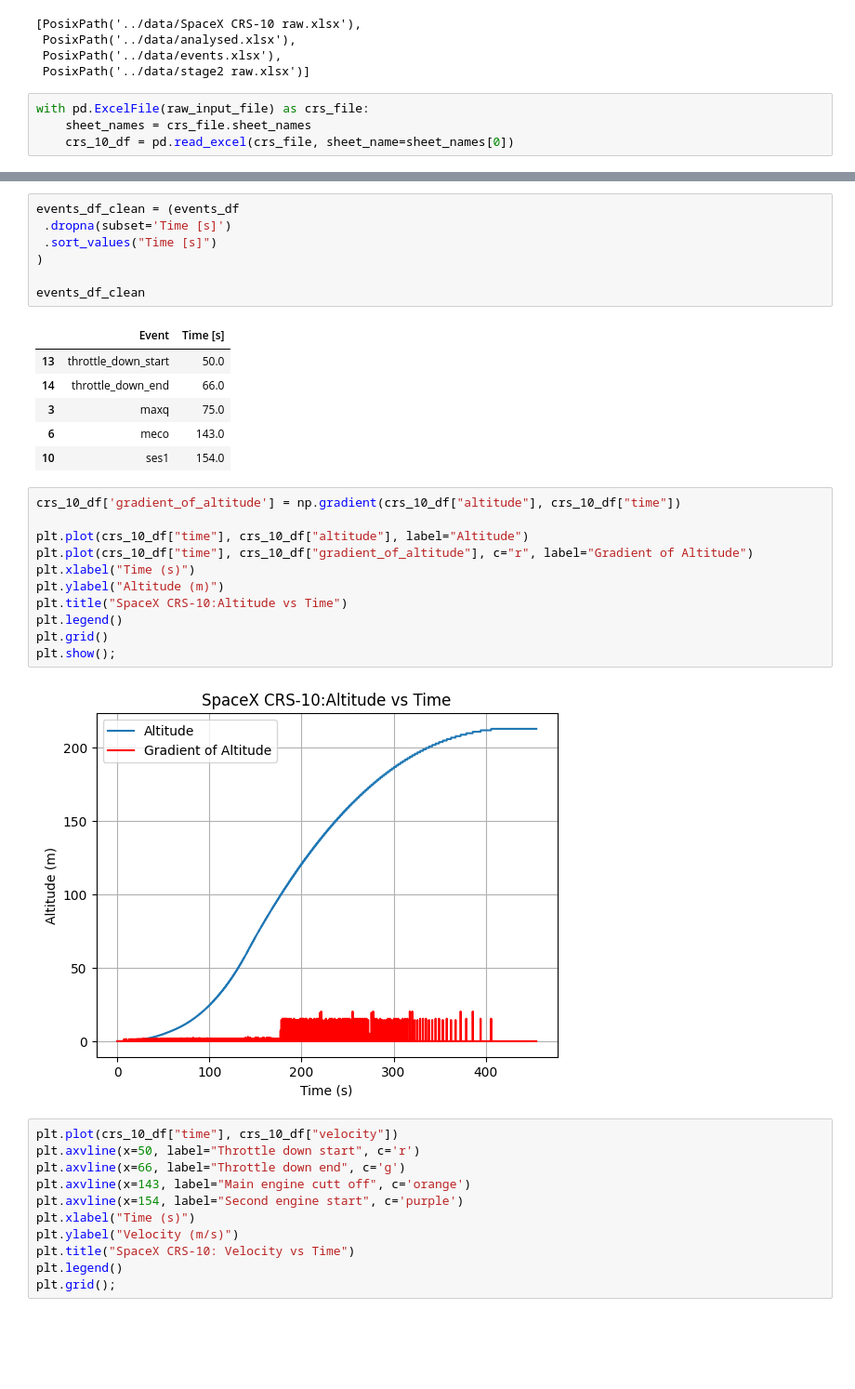
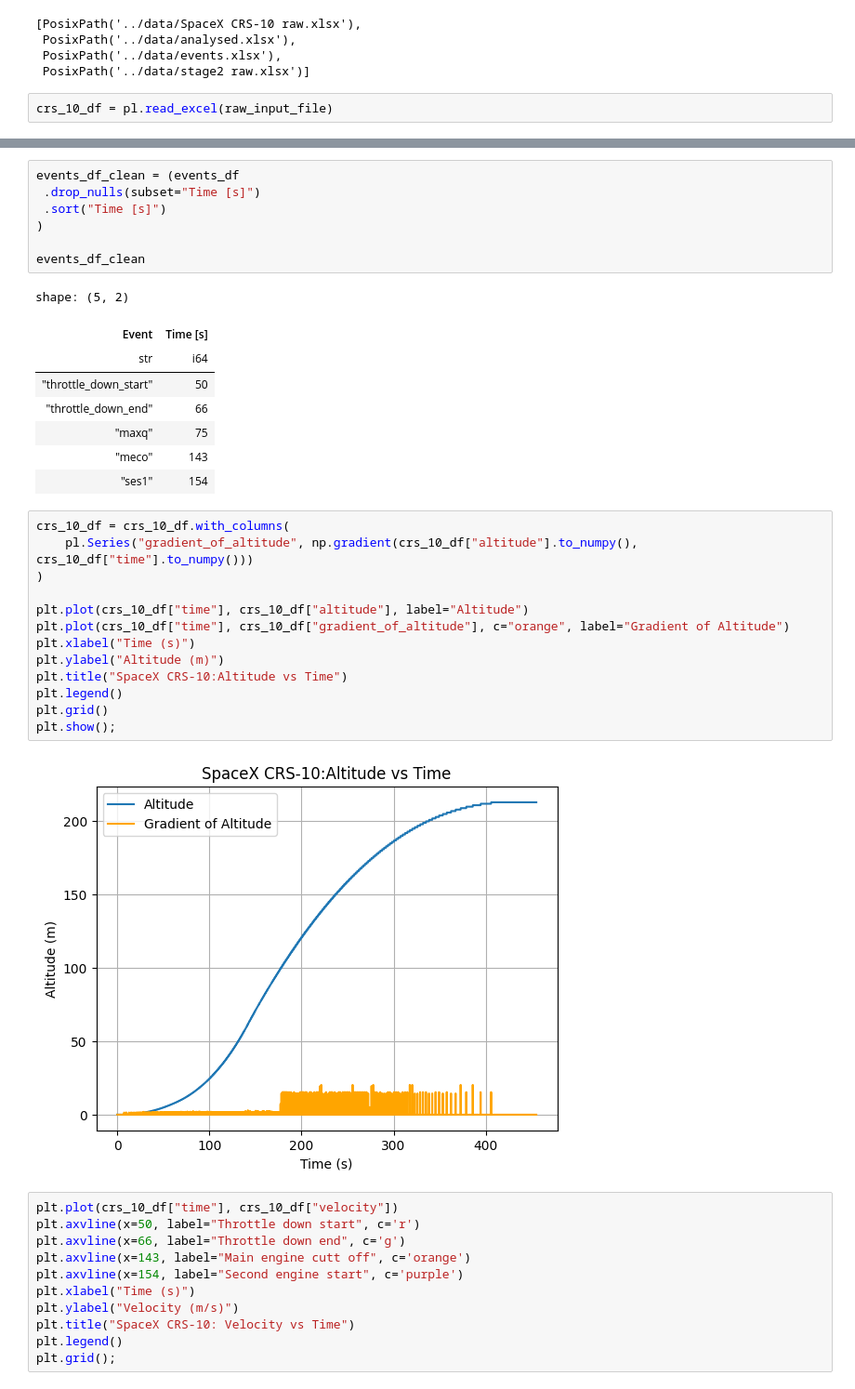
Before and after one commit to NicoCeresa/SpaceX-CRS-10-Telemetry-Analysis, a Jupyter notebook: notebooks/SpaceX_CRS_10_Telemetry.ipynb, the cells around one changed output, grey strips where cells are left out. Shown at 93% size. Drawn from its saved outputs; the diff is of its cells as text; blank space fills up the shorter version.

```diff
--- a/notebooks/SpaceX_CRS_10_Telemetry.ipynb
+++ b/notebooks/SpaceX_CRS_10_Telemetry.ipynb
@@ -22,7 +20,5 @@ input_files
  PosixPath('../data/events.xlsx'),
  PosixPath('../data/stage2 raw.xlsx')]
 # %%
-with pd.ExcelFile(raw_input_file) as crs_file:
-    sheet_names = crs_file.sheet_names
-    crs_10_df = pd.read_excel(crs_file, sheet_name=sheet_names[0])
+crs_10_df = pl.read_excel(raw_input_file)
 # %%
@@ -44,30 +39,34 @@ crs_10_df.head()
 # %%
 events_df_clean = (events_df
- .dropna(subset='Time [s]')
- .sort_values("Time [s]")
+ .drop_nulls(subset="Time [s]")
+ .sort("Time [s]")
 )
 
 events_df_clean
 # %% [output]
+shape: (5, 2)
-|  | Event | Time [s] |
-| 13 | throttle_down_start | 50.0 |
-| 14 | throttle_down_end | 66.0 |
-| 3 | maxq | 75.0 |
-| 6 | meco | 143.0 |
-| 10 | ses1 | 154.0 |
+| Event | Time [s] |
+| str | i64 |
+| "throttle_down_start" | 50 |
+| "throttle_down_end" | 66 |
+| "maxq" | 75 |
+| "meco" | 143 |
+| "ses1" | 154 |
 # %%
-crs_10_df['gradient_of_altitude'] = np.gradient(crs_10_df["altitude"], crs_10_df["time"])
+crs_10_df = crs_10_df.with_columns(
+    pl.Series("gradient_of_altitude", np.gradient(crs_10_df["altitude"].to_numpy(), crs_10_df["time"].to_numpy()))
+)
 
 plt.plot(crs_10_df["time"], crs_10_df["altitude"], label="Altitude")
-plt.plot(crs_10_df["time"], crs_10_df["gradient_of_altitude"], c="r", label="Gradient of Altitude")
+plt.plot(crs_10_df["time"], crs_10_df["gradient_of_altitude"], c="orange", label="Gradient of Altitude")
 plt.xlabel("Time (s)")
 plt.ylabel("Altitude (m)")
 plt.title("SpaceX CRS-10:Altitude vs Time")
 plt.legend()
 plt.grid()
 plt.show();
 # %% [output]
-[figure, old version]
+[figure, new version]
 # %%
 plt.plot(crs_10_df["time"], crs_10_df["velocity"])
 plt.axvline(x=50, label="Throttle down start", c='r')
```
Also changed, not shown: parts of 46 cells of this notebook, 1 other file.
